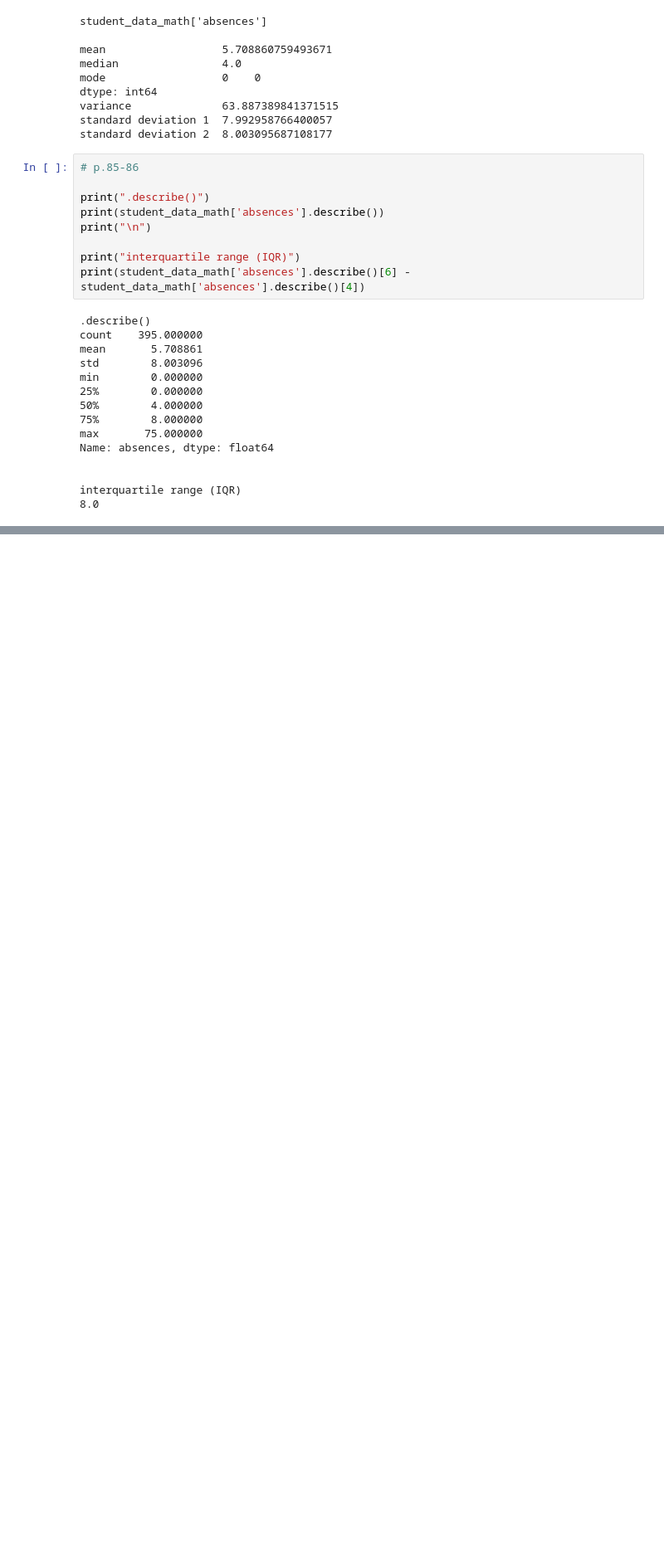
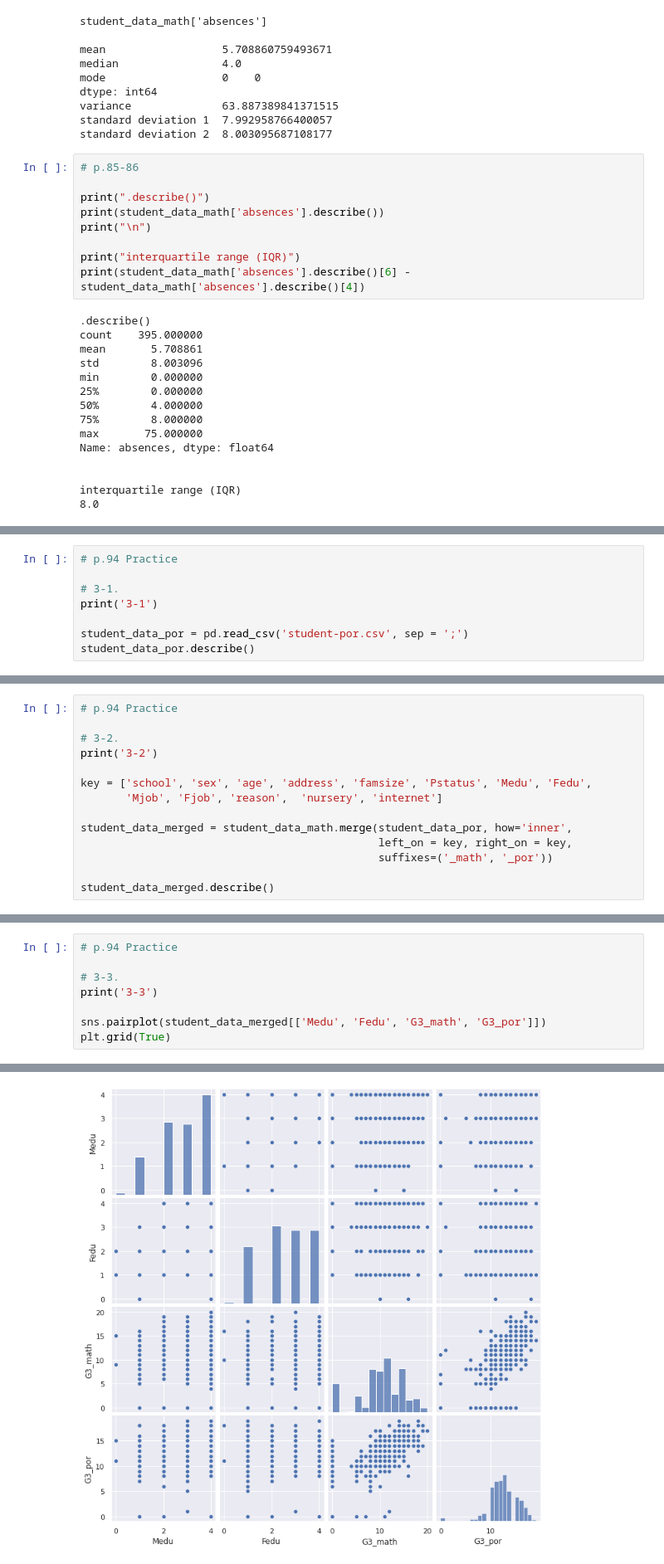
Before and after one commit to MMM-Sci/python_prac, a Jupyter notebook: CH3_DescriptiveStatistics.ipynb, the cells around one changed output, grey strips where cells are left out. Shown: that part at 83% size. Drawn from its saved outputs; the diff is of its cells as text; blank space fills up the shorter version.

Commit message:
Right before the last PRACTICE

```diff
--- a/CH3_DescriptiveStatistics.ipynb
+++ b/CH3_DescriptiveStatistics.ipynb
@@ -202,0 +298,8 @@ plt.show()
+# %%
+# p.94 Practice
+
+# 3-1.
+print('3-1')
+
+student_data_por = pd.read_csv('student-por.csv', sep = ';')
+student_data_por.describe()
@@ -202,0 +317,14 @@ plt.show()
+# %%
+# p.94 Practice
+
+# 3-2.
+print('3-2')
+
+key = ['school', 'sex', 'age', 'address', 'famsize', 'Pstatus', 'Medu', 'Fedu',
+       'Mjob', 'Fjob', 'reason',  'nursery', 'internet']
+
+student_data_merged = student_data_math.merge(student_data_por, how='inner',
+                                              left_on = key, right_on = key,
+                                              suffixes=('_math', '_por'))
+
+student_data_merged.describe()
@@ -202,0 +342,9 @@ plt.show()
+# %%
+# p.94 Practice
+
+# 3-3.
+print('3-3')
+
+sns.pairplot(student_data_merged[['Medu', 'Fedu', 'G3_math', 'G3_por']])
+plt.grid(True)
+# %% [output]
@@ -202,0 +352 @@ plt.show()
+[figure, added]
```
Also changed, not shown: parts of 14 cells of this notebook.
